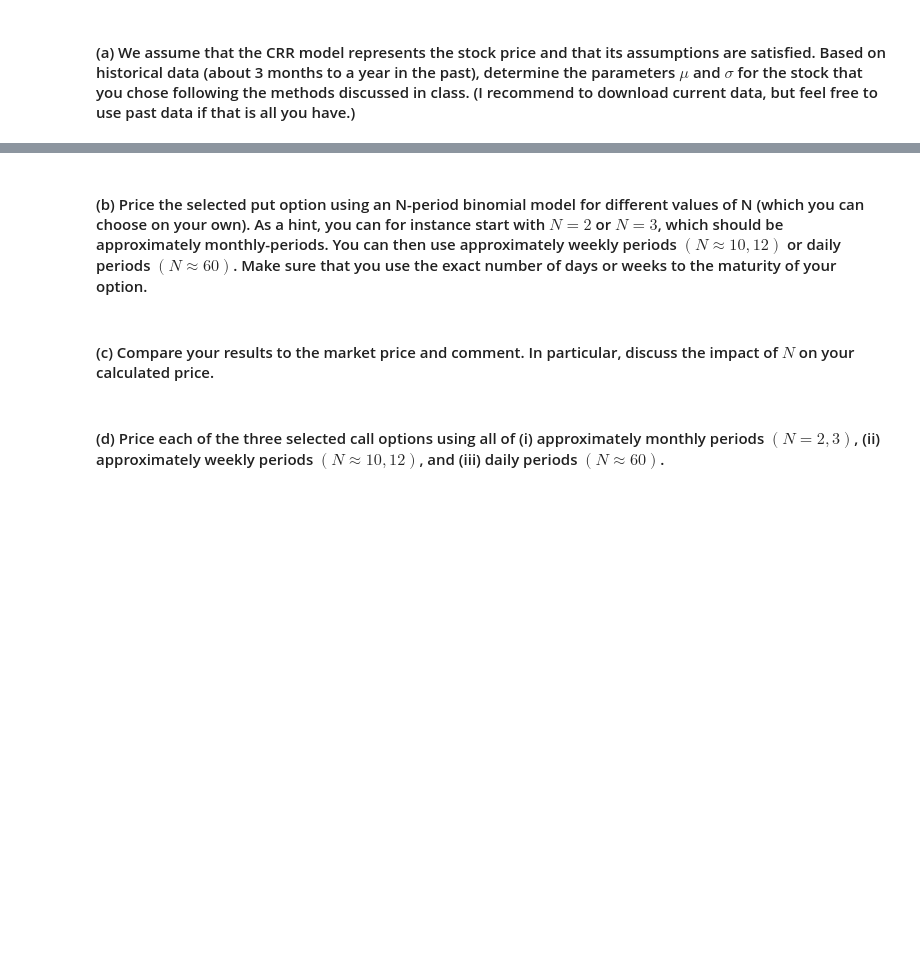
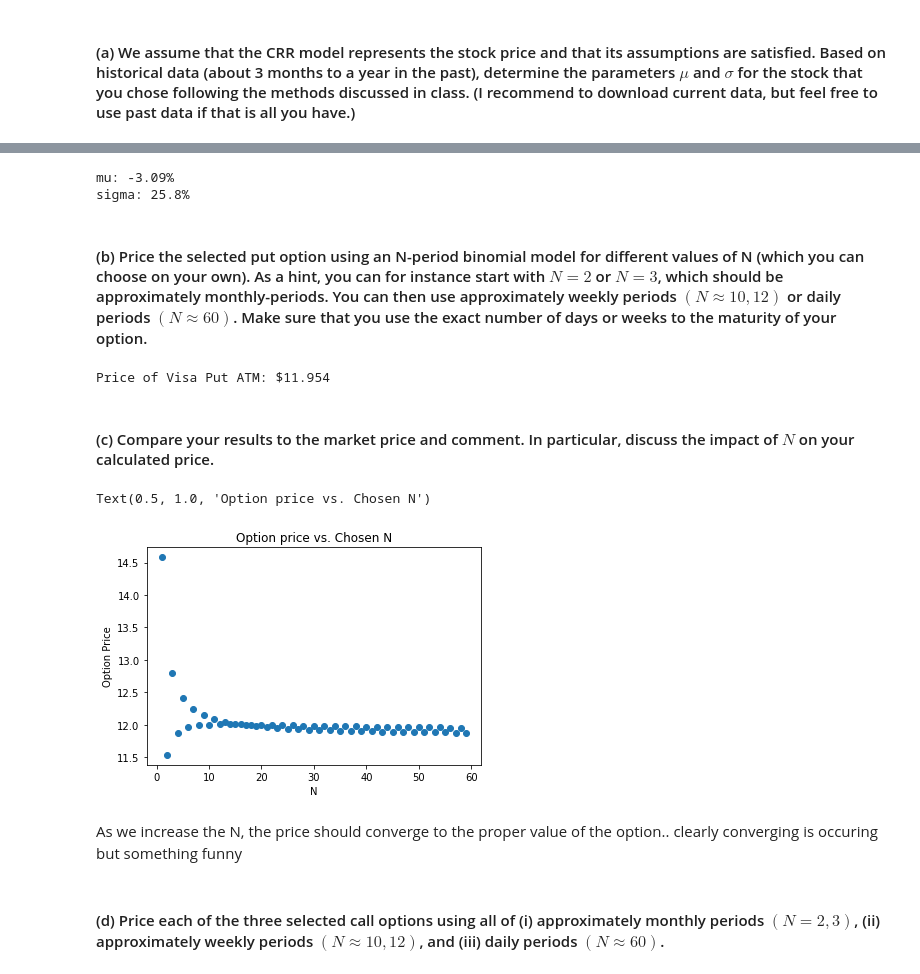
Before and after one commit to byekelchik/financial_stocastic_calc, a Jupyter notebook: hw_4/hw_4.ipynb, the cells around one changed output, grey strips where cells are left out. Drawn from its saved outputs; the diff is of its cells as text; code cells hidden in the pictures; blank space fills up the shorter version.

```diff
--- a/hw_4/hw_4.ipynb
+++ b/hw_4/hw_4.ipynb
@@ -197,10 +198,10 @@ opts = visa.option_chain(expiredate_3_months)
 v_calls = opts.calls
 v_puts = opts.puts
 # %%
-r = yf.download('^tnx',start='2022-03-01')
-r = np.round(r['Adj Close'][0],3)
-r_dec = r/100
-print(f'We use the rate (3/3/2022): {r} %')
+r_10y = yf.download('^tnx',start='2022-03-01')
+r_10y = np.round(r_10y['Adj Close'][0],3)
+r_dec_10y = r_10y/100
+print(f'We use the rate (3/3/2022): {r_10y} %')
 # %% [output]
 [*********************100%***********************]  1 of 1 completed
 We use the rate (3/3/2022): 1.707 %
@@ -259,6 +249,43 @@ d factor is .89
+# %%
+delta_t = 1/252
+v_historical['log_returns'] = np.log(1+(v_historical['Adj Close'].pct_change()))
+
+sigma_v_sq = np.var(v_historical.log_returns.dropna()) / delta_t
+sigma_v = np.sqrt(sigma_v_sq)
+mu_v = np.mean(v_historical.log_returns.dropna()) /delta_t
+
+print(f'mu: {round(mu_v,4)*100}%')
+print(f'sigma: {round(sigma_v,3)*100}%')
+# %% [output]
+mu: -3.09%
+sigma: 25.8%
 # %% [markdown]
 #### (b) Price the selected put option using an N-period binomial model for different values of N (which you can choose on your own). As a hint, you can for instance start with $N = 2$ or $N = 3$, which should be approximately monthly-periods. You can then use approximately weekly periods $(N \approx 10,12)$ or daily periods $(N \approx 60)$. Make sure that you use the exact number of days or weeks to the maturity of your option.
+# %%
+day_to_expiry = pd.to_datetime(expiry) - pd.to_datetime('2022-03-03')
+years_to_expiry = float(day_to_expiry.days)/365
+# %%
+price_estimate_v_put =binomial_price(years_to_expiry,60,r=r_dec_10y,s_0=current_price,k=210,type='p', instrument='american',
+                    params =True,sigma =sigma_v ,mu=mu_v)[0]
+print(f"Price of Visa Put ATM: ${round(price_estimate_v_put,4)}")
+# %% [output]
+Price of Visa Put ATM: $11.954
 # %% [markdown]
 #### (c) Compare your results to the market price and comment. In particular, discuss the impact of $N$ on your calculated price.
+# %%
+price = []
+for i in range(1,60):
+    price.append(binomial_price(years_to_expiry,i,r=r_dec_10y,s_0=current_price,k=210,type='p', instrument='american',
+                    params =True,sigma =sigma_v ,mu=mu_v)[0])
+# %%
+plt.scatter(range(1,len(price)+1),price)
+plt.xlabel('N')
+plt.ylabel('Option Price')
+plt.title('Option price vs. Chosen N')
+# %% [output]
+Text(0.5, 1.0, 'Option price vs. Chosen N')
+[figure, added]
+# %% [markdown]
+As we increase the N, the price should converge to the proper value of the option.. clearly converging is occuring but something funny
 # %% [markdown]
 #### (d) Price each of the three selected call options using all of (i) approximately monthly periods $(N = 2,3)$, (ii) approximately weekly periods $(N \approx 10, 12)$, and (iii) daily periods $(N \approx 60)$.
```
Also changed, not shown: parts of 22 cells of this notebook.
